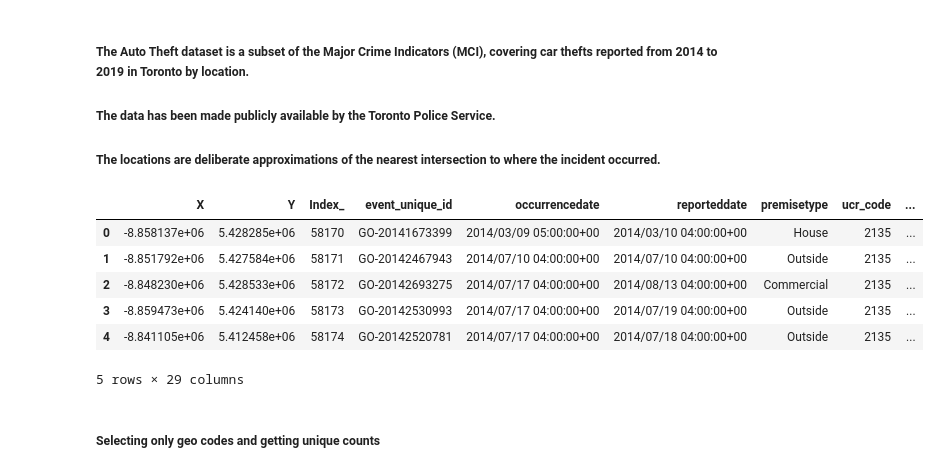
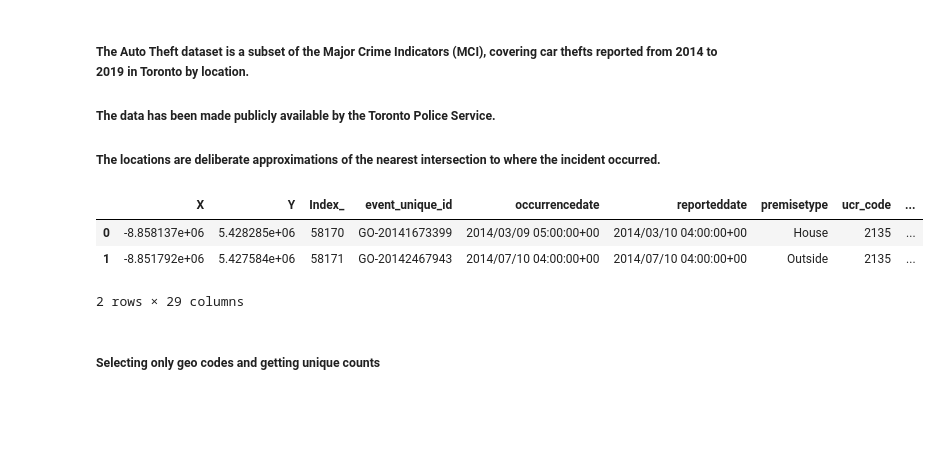
Before and after one commit to jjslee/WatsonStudio, a Jupyter notebook: The Battle of Neighborhoods.ipynb, the cells around one changed output. Drawn from its saved outputs; the diff is of its cells as text; code cells hidden in the pictures; blank space fills up the shorter version.

```diff
--- a/The Battle of Neighborhoods.ipynb
+++ b/The Battle of Neighborhoods.ipynb
@@ -376,15 +372,12 @@ df_venue
 # %%
 df_car = pd.read_csv('Toronto_Auto_Theft_2014_to_2019.csv')
 # %%
-df_car.head()
+df_car.head(2)
 # %% [output]
 |  | X | Y | Index_ | event_unique_id | occurrencedate | reporteddate | premisetype | ucr_code | ... |
 | 0 | -8.858137e+06 | 5.428285e+06 | 58170 | GO-20141673399 | 2014/03/09 05:00:00+00 | 2014/03/10 04:00:00+00 | House | 2135 | ... |
 | 1 | -8.851792e+06 | 5.427584e+06 | 58171 | GO-20142467943 | 2014/07/10 04:00:00+00 | 2014/07/10 04:00:00+00 | Outside | 2135 | ... |
-| 2 | -8.848230e+06 | 5.428533e+06 | 58172 | GO-20142693275 | 2014/07/17 04:00:00+00 | 2014/08/13 04:00:00+00 | Commercial | 2135 | ... |
-| 3 | -8.859473e+06 | 5.424140e+06 | 58173 | GO-20142530993 | 2014/07/17 04:00:00+00 | 2014/07/19 04:00:00+00 | Outside | 2135 | ... |
-| 4 | -8.841105e+06 | 5.412458e+06 | 58174 | GO-20142520781 | 2014/07/17 04:00:00+00 | 2014/07/18 04:00:00+00 | Outside | 2135 | ... |
-5 rows × 29 columns
+2 rows × 29 columns
 # %% [markdown]
 ##### Selecting only geo codes and getting unique counts
 # %%
```
Also changed, not shown: parts of 6 cells of this notebook.
